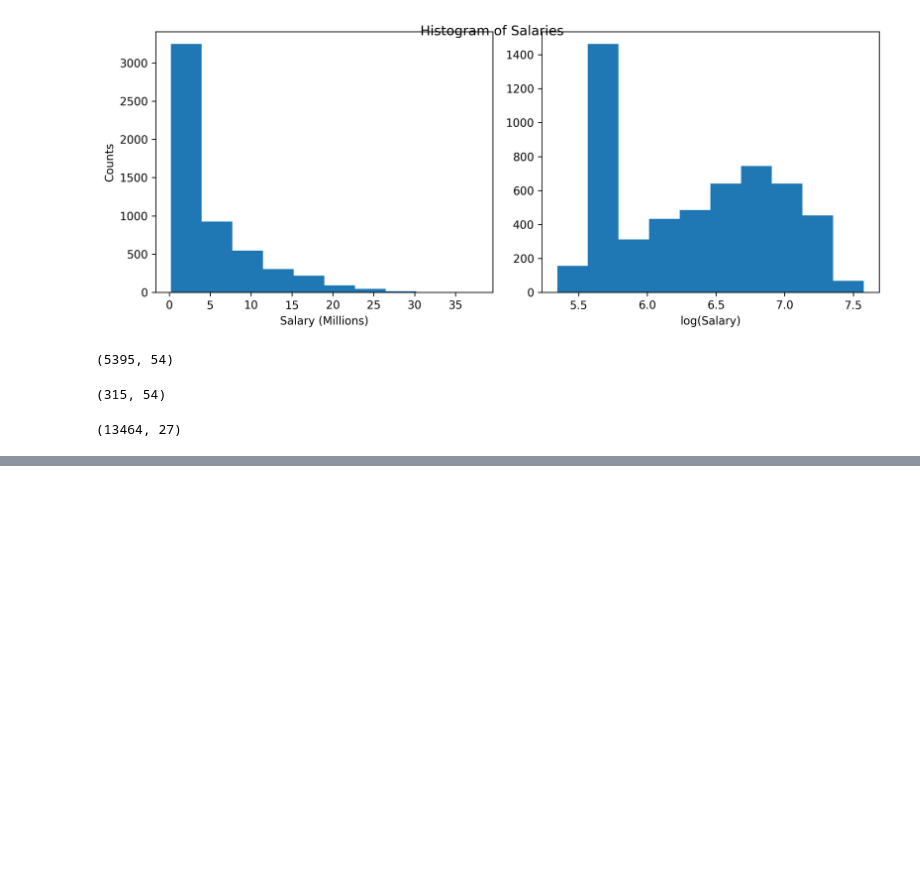
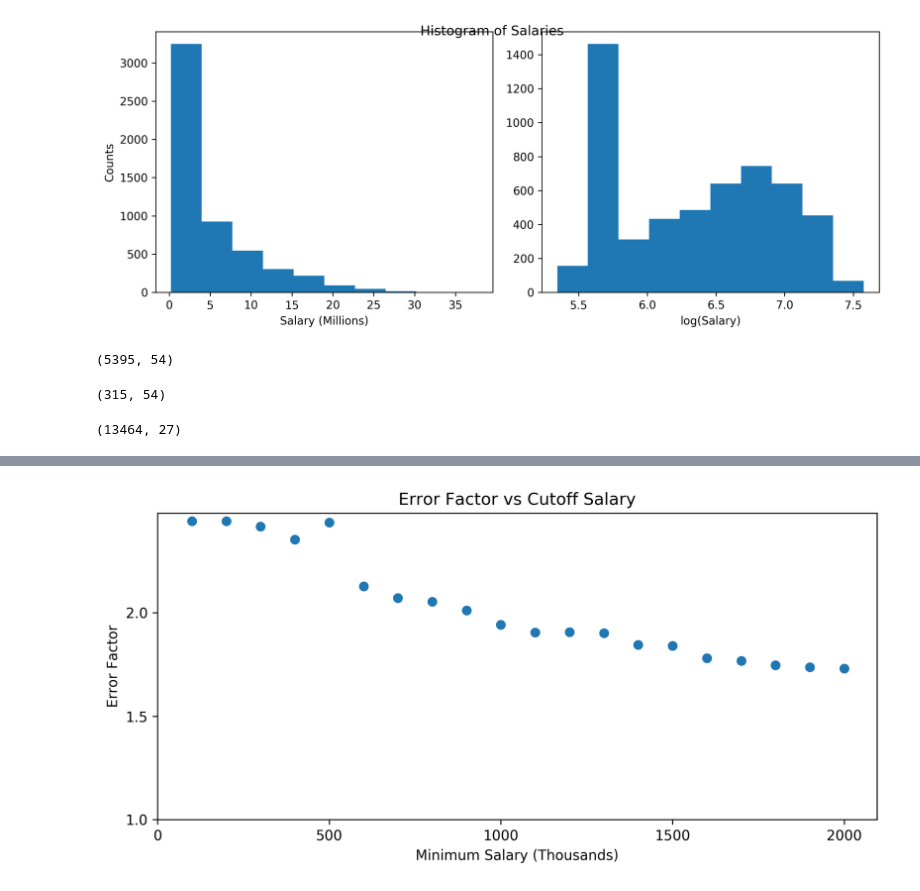
Before and after one commit to iamryanmurray/metis, a Jupyter notebook: 2-Luther/batting_train_test.ipynb, the cells around one changed output, grey strips where cells are left out. Cells and saved outputs as stored; diff of their text form; code cells hidden in the pictures; blank space fills up the shorter version.

```diff
--- a/2-Luther/batting_train_test.ipynb
+++ b/2-Luther/batting_train_test.ipynb
@@ -354,0 +471,2 @@ tr.shape
+# %%
+error = MSE(test_y,results['y'])
@@ -354,0 +477,3 @@ tr.shape
+# %%
+for i in range(35,40):
+    print (int(10**test_y[i]),int(10**results['y'][i]))
@@ -354,0 +486,13 @@ tr.shape
+# %%
+def cutoffs_ENCV():
+    test_cutoffs = [(i+1)*100000 for i in range(20)]
+    error_list = []
+    for i in test_cutoffs:
+        train_X, train_y, test_X, test_y = load_and_split_data(i)
+        results = train_EN_model(train_X,train_y,test_X)
+        error = MSE(test_y,results['y'])**.5
+        error_list.append(10**error)
+
+    return test_cutoffs,error_list
+# %%
+cut,err = cutoffs_ENCV()
@@ -354,0 +520,13 @@ tr.shape
+# %%
+fig,ax = plt.subplots(figsize=(8,4))
+
+ax.scatter([i/1000 for i in cut],err)
+ax.set_title("Error Factor vs Cutoff Salary")
+ax.set_ylabel("Error Factor")
+ax.set_xlabel("Minimum Salary (Thousands)")
+ax.set_yticks([1,1.5,2]);
+ax.set_xticks([0,500,1000,1500,2000]);
+plt.tight_layout()
+#plt.savefig('cutofferr.png')
+# %% [output]
+[figure, added]
```
Also changed, not shown: parts of 33 cells of this notebook, 2 other files.
